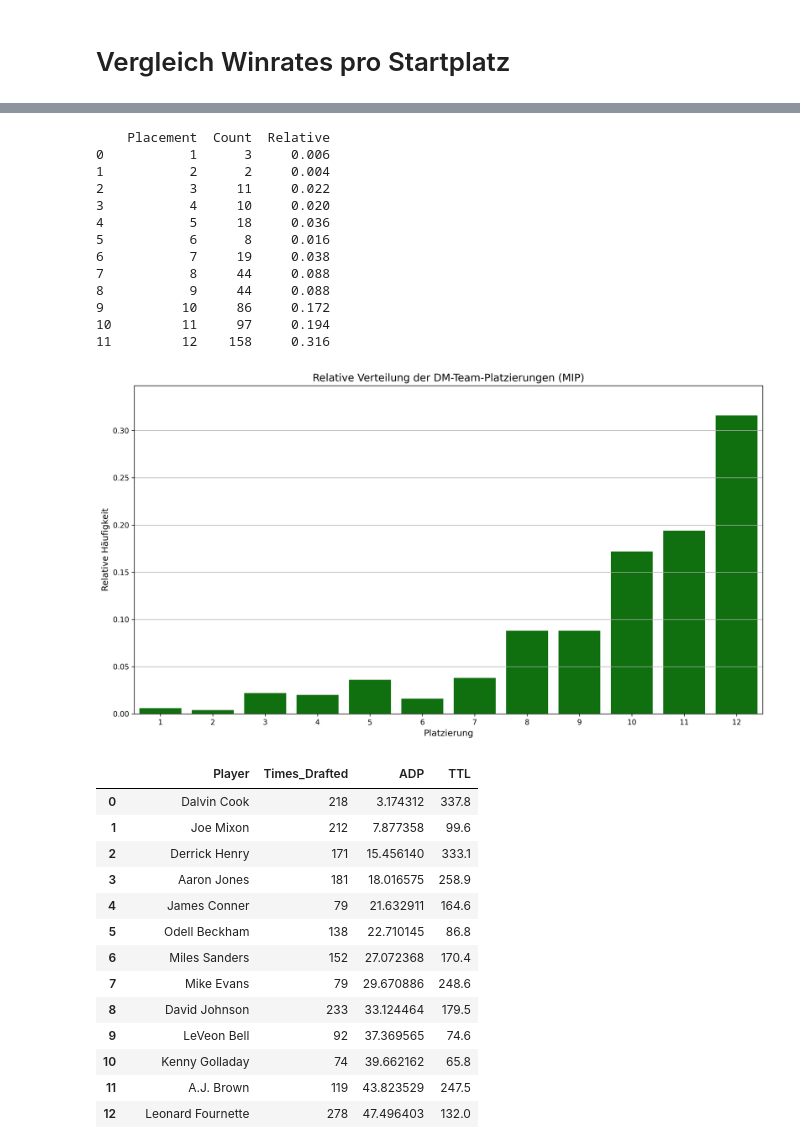
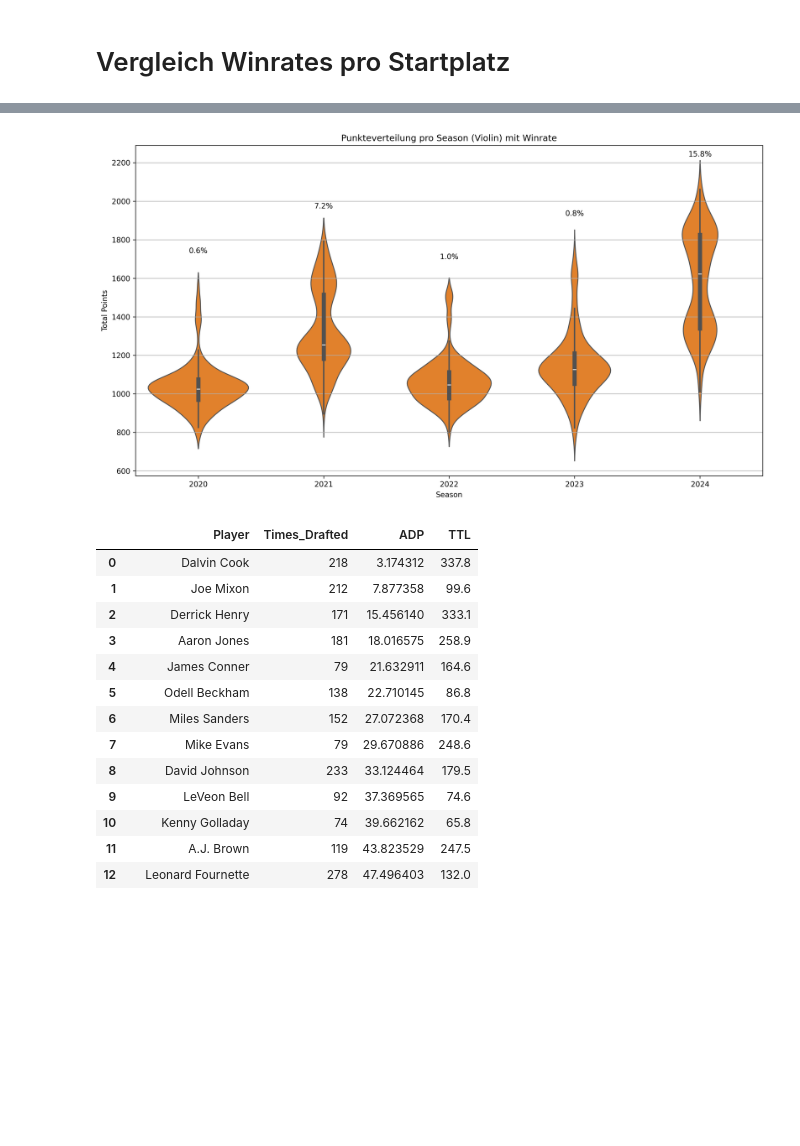
Before and after one commit to alexk2206/Data_Driven_Fantasy_Football, a Jupyter notebook: Evaluation.ipynb, the cells around one changed output, grey strips where cells are left out. Drawn from its saved outputs; the diff is of its cells as text; code cells hidden in the pictures; blank space fills up the shorter version.

```diff
--- a/Evaluation.ipynb
+++ b/Evaluation.ipynb
@@ -159,51 +201,35 @@ fig.savefig(f"winrate_comparison_{year}.png")
-# %%
-# Absolute Platzierungsverteilung
-placement_counts = (
-    MIP_sim["DM-Placement"]
-    .value_counts()
-    .sort_index()
-    .rename_axis("Placement")
-    .reset_index(name="Count")
-)
-
-# Umwandlung in relative Häufigkeiten
-total_simulations = len(MIP_sim)
-placement_counts["Relative"] = placement_counts["Count"] / total_simulations
-
-# Ausgabe-DataFrame zur weiteren Auswertung
-placement_rel_df = placement_counts.copy()
-print(placement_rel_df)
-
-# Plot der relativen Werte
-fig, ax = plt.subplots(figsize=(3840 / 300, 2160 / 300), dpi=300)
-sns.barplot(data=placement_rel_df, x="Placement", y="Relative", color="green", ax=ax)
-
-# Layout
-ax.set_title("Relative Verteilung der DM-Team-Platzierungen (MIP)", fontsize=14)
-ax.set_xlabel("Platzierung", fontsize=12)
-ax.set_ylabel("Relative Häufigkeit", fontsize=12)
-ax.set_ylim(0, placement_rel_df["Relative"].max() * 1.1)
-ax.grid(True, axis='y')
-plt.tight_layout()
-
-# Anzeigen und Speichern
-plt.show()
-fig.savefig(f"dm_placement_distribution_relative_MIP_{year}.png")
-# %% [output]
-    Placement  Count  Relative
-0           1      3     0.006
-1           2      2     0.004
-2           3     11     0.022
-3           4     10     0.020
-4           5     18     0.036
-5           6      8     0.016
-6           7     19     0.038
-7           8     44     0.088
-8           9     44     0.088
-9          10     86     0.172
-10         11     97     0.194
-11         12    158     0.316
-[figure, removed]
+# %%
+# Punkte berechnen
+MIP_sim_all["Total_Points"] = (
+    MIP_sim_all["DM-Points-Regular-Season"] + MIP_sim_all["DM-Points-Playoffs"]
+)
+
+# Winrate je Season berechnen
+winrate_per_season = (
+    MIP_sim_all.groupby("Season")["DM-Team-Win"]
+    .agg(Wins="sum", Simulations="count")
+    .assign(Winrate=lambda df: df["Wins"] / df["Simulations"])
+)
+
+# plt.figure(figsize=(12, 6))
+fig, ax = plt.subplots(figsize=(3840 / 300, 2160 / 300), dpi=300)
+sns.violinplot(data=MIP_sim_all, x="Season", y="Total_Points", inner="box", color = '#ff7f0e')
+
+# Winrate drüber schreiben
+for season, row in winrate_per_season.iterrows():
+    xpos = sorted(MIP_sim_all["Season"].unique()).index(season)
+    ymax = MIP_sim_all[MIP_sim_all["Season"] == season]["Total_Points"].max()
+    plt.text(xpos, ymax + 170, f'{row["Winrate"]:.1%}', ha='center')
+
+plt.title("Punkteverteilung pro Season (Violin) mit Winrate")
+plt.ylabel("Total Points")
+plt.grid(axis='y')
+plt.tight_layout()
+plt.show()
+
+fig.savefig("violinplot_total_points_winrate_orange_4k.png")
+# %% [output]
+[figure, added]
 # %%
 import pandas as pd
 import ast
```
Also changed, not shown: parts of 7 cells of this notebook.
